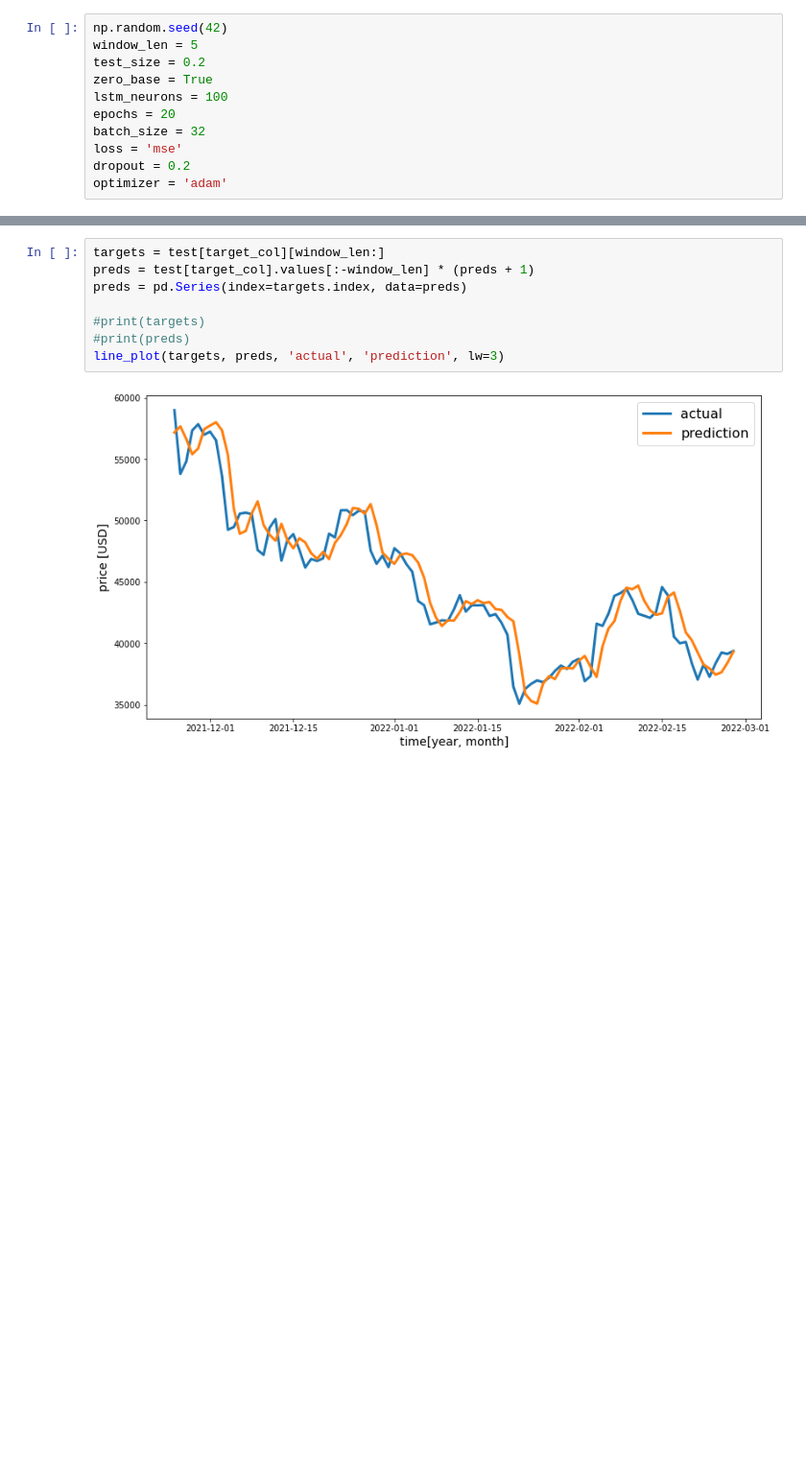
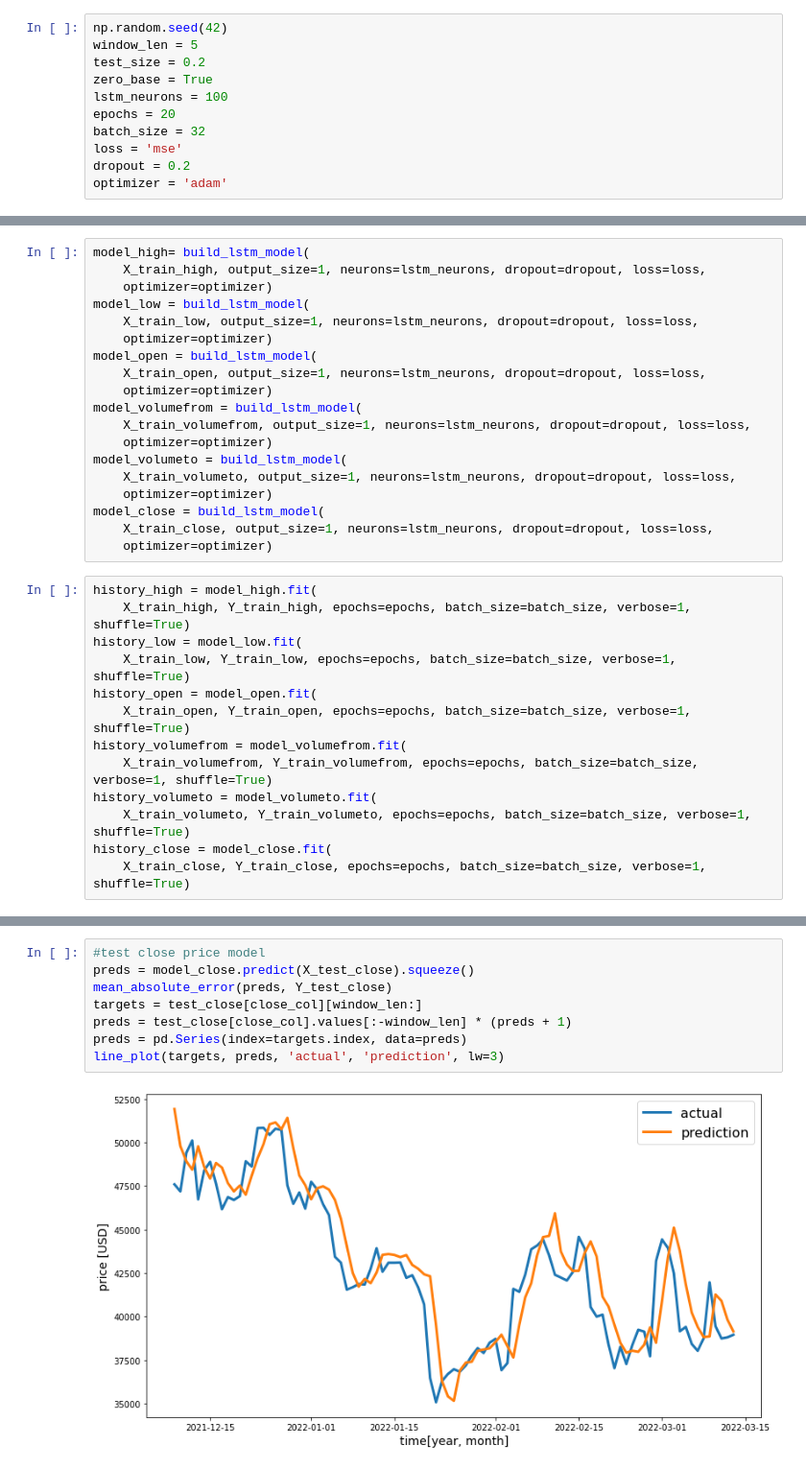
Before and after one commit to gyaanantia/crypto_price_predictor, a Jupyter notebook: LSTM/LSTM.ipynb, the cells around one changed output, grey strips where cells are left out. Shown: that part at 96% size. Cells and saved outputs as stored; diff of their text form; blank space fills up the shorter version.

```diff
--- a/LSTM/LSTM.ipynb
+++ b/LSTM/LSTM.ipynb
@@ -145,0 +144,32 @@ mean_absolute_error(preds, Y_test)
+# %%
+model_high= build_lstm_model(
+    X_train_high, output_size=1, neurons=lstm_neurons, dropout=dropout, loss=loss,
+    optimizer=optimizer)
+model_low = build_lstm_model(
+    X_train_low, output_size=1, neurons=lstm_neurons, dropout=dropout, loss=loss,
+    optimizer=optimizer)
+model_open = build_lstm_model(
+    X_train_open, output_size=1, neurons=lstm_neurons, dropout=dropout, loss=loss,
+    optimizer=optimizer)
+model_volumefrom = build_lstm_model(
+    X_train_volumefrom, output_size=1, neurons=lstm_neurons, dropout=dropout, loss=loss,
+    optimizer=optimizer)
+model_volumeto = build_lstm_model(
+    X_train_volumeto, output_size=1, neurons=lstm_neurons, dropout=dropout, loss=loss,
+    optimizer=optimizer)
+model_close = build_lstm_model(
+    X_train_close, output_size=1, neurons=lstm_neurons, dropout=dropout, loss=loss,
+    optimizer=optimizer)
+# %%
+history_high = model_high.fit(
+    X_train_high, Y_train_high, epochs=epochs, batch_size=batch_size, verbose=1, shuffle=True)
+history_low = model_low.fit(
+    X_train_low, Y_train_low, epochs=epochs, batch_size=batch_size, verbose=1, shuffle=True)
+history_open = model_open.fit(
+    X_train_open, Y_train_open, epochs=epochs, batch_size=batch_size, verbose=1, shuffle=True)
+history_volumefrom = model_volumefrom.fit(
+    X_train_volumefrom, Y_train_volumefrom, epochs=epochs, batch_size=batch_size, verbose=1, shuffle=True)
+history_volumeto = model_volumeto.fit(
+    X_train_volumeto, Y_train_volumeto, epochs=epochs, batch_size=batch_size, verbose=1, shuffle=True)
+history_close = model_close.fit(
+    X_train_close, Y_train_close, epochs=epochs, batch_size=batch_size, verbose=1, shuffle=True)
@@ -146,10 +194,10 @@ mean_absolute_error(preds, Y_test)
 # %%
-targets = test[target_col][window_len:]
-preds = test[target_col].values[:-window_len] * (preds + 1)
+#test close price model
+preds = model_close.predict(X_test_close).squeeze()
+mean_absolute_error(preds, Y_test_close)
+targets = test_close[close_col][window_len:]
+preds = test_close[close_col].values[:-window_len] * (preds + 1)
 preds = pd.Series(index=targets.index, data=preds)
-
-#print(targets)
-#print(preds)
 line_plot(targets, preds, 'actual', 'prediction', lw=3)
 # %% [output]
-[figure, old version]
+[figure, new version]
```
Also changed, not shown: parts of 25 cells of this notebook, 1 other file.
